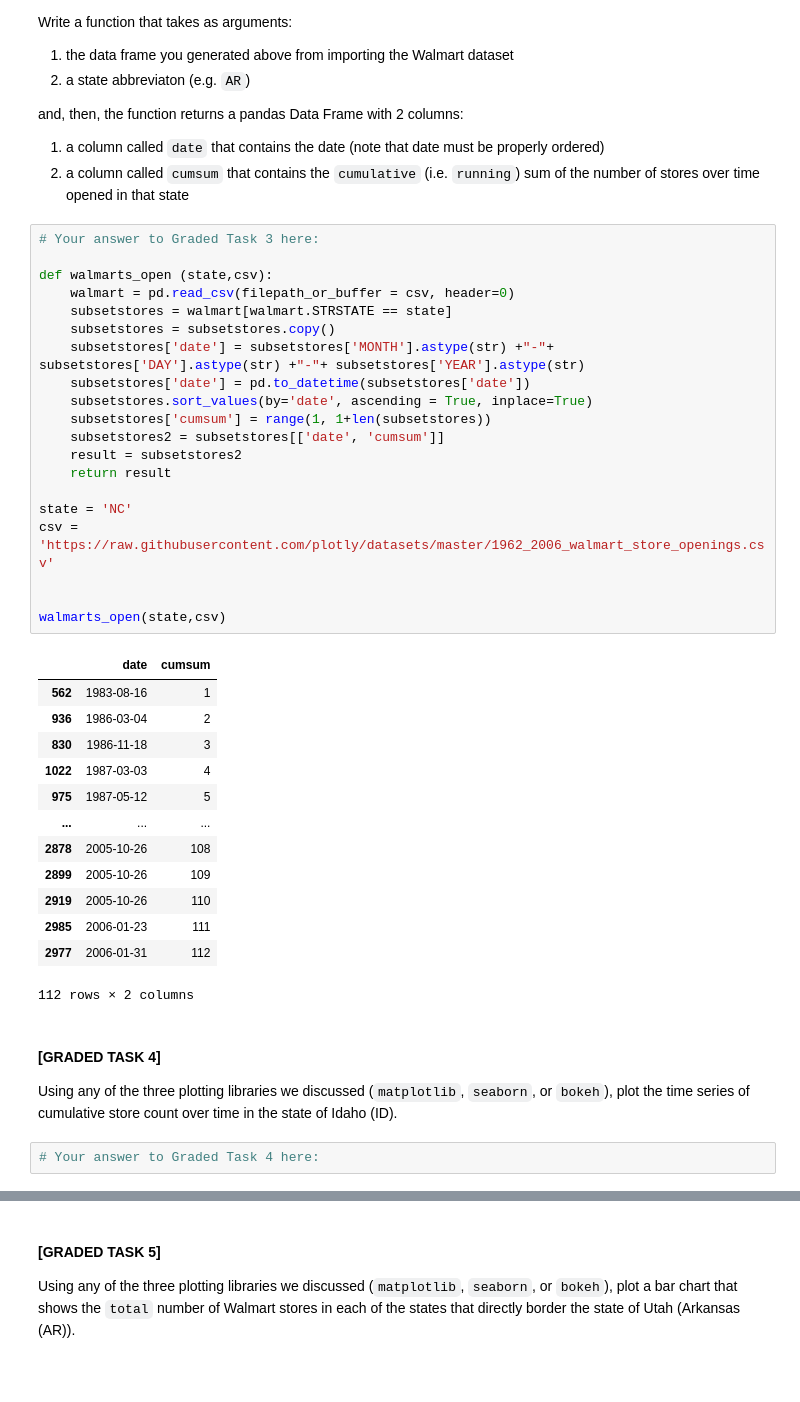
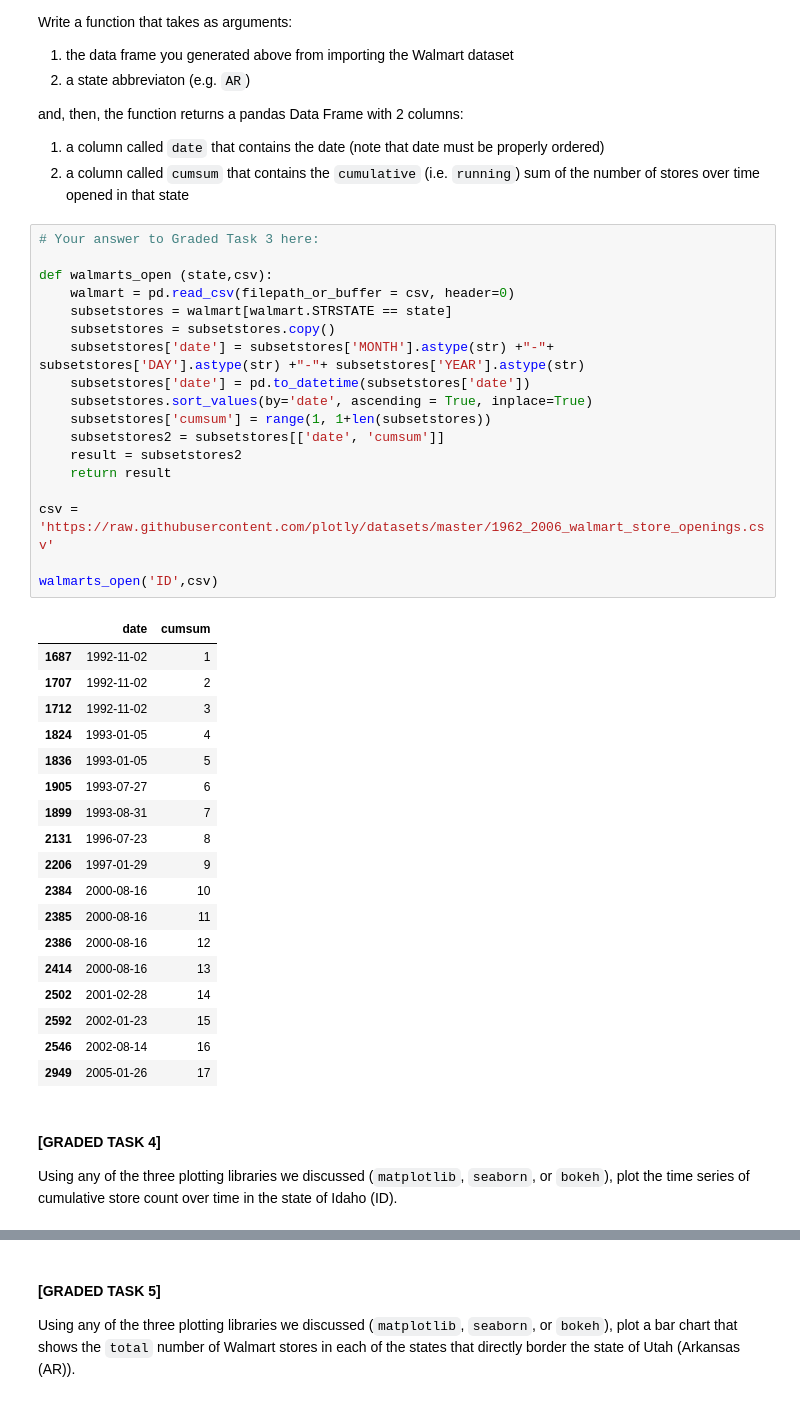
Before and after one commit to JohnDiSessa/PythonProjects, a Jupyter notebook: DiSessaJ_Visualizations.ipynb, the cells around one changed output, grey strips where cells are left out. Saved outputs shown, nothing was run; the diff lists cells and outputs as text; blank space fills up the shorter version.

```diff
--- a/DiSessaJ_Visualizations.ipynb
+++ b/DiSessaJ_Visualizations.ipynb
@@ -77,39 +81,40 @@ and, then, the function returns a pandas Data Frame with 2 columns:
 # %%
 # Your answer to Graded Task 3 here:
 
 def walmarts_open (state,csv):
     walmart = pd.read_csv(filepath_or_buffer = csv, header=0)
     subsetstores = walmart[walmart.STRSTATE == state]
     subsetstores = subsetstores.copy()
     subsetstores['date'] = subsetstores['MONTH'].astype(str) +"-"+ subsetstores['DAY'].astype(str) +"-"+ subsetstores['YEAR'].astype(str)
     subsetstores['date'] = pd.to_datetime(subsetstores['date'])
     subsetstores.sort_values(by='date', ascending = True, inplace=True)
     subsetstores['cumsum'] = range(1, 1+len(subsetstores))
     subsetstores2 = subsetstores[['date', 'cumsum']]
     result = subsetstores2
     return result
 
-state = 'NC'
 csv = 'https://raw.githubusercontent.com/plotly/datasets/master/1962_2006_walmart_store_openings.csv'
 
-
-walmarts_open(state,csv)
+walmarts_open('ID',csv)
 # %% [output]
 |  | date | cumsum |
-| 562 | 1983-08-16 | 1 |
-| 936 | 1986-03-04 | 2 |
-| 830 | 1986-11-18 | 3 |
-| 1022 | 1987-03-03 | 4 |
-| 975 | 1987-05-12 | 5 |
-| ... | ... | ... |
-| 2878 | 2005-10-26 | 108 |
-| 2899 | 2005-10-26 | 109 |
-| 2919 | 2005-10-26 | 110 |
-| 2985 | 2006-01-23 | 111 |
-| 2977 | 2006-01-31 | 112 |
+| 1687 | 1992-11-02 | 1 |
+| 1707 | 1992-11-02 | 2 |
+| 1712 | 1992-11-02 | 3 |
+| 1824 | 1993-01-05 | 4 |
+| 1836 | 1993-01-05 | 5 |
+| 1905 | 1993-07-27 | 6 |
+| 1899 | 1993-08-31 | 7 |
+| 2131 | 1996-07-23 | 8 |
+| 2206 | 1997-01-29 | 9 |
+| 2384 | 2000-08-16 | 10 |
+| 2385 | 2000-08-16 | 11 |
+| 2386 | 2000-08-16 | 12 |
+| 2414 | 2000-08-16 | 13 |
+| 2502 | 2001-02-28 | 14 |
+| 2592 | 2002-01-23 | 15 |
+| 2546 | 2002-08-14 | 16 |
+| 2949 | 2005-01-26 | 17 |
-112 rows × 2 columns
 # %% [markdown]
 #### [GRADED  TASK 4]
 Using any of the three plotting libraries we discussed (`matplotlib`, `seaborn`, or `bokeh`), plot the time series of cumulative store count over time in the state of Idaho (ID).
-# %%
-# Your answer to Graded Task 4 here:
```
Also changed, not shown: parts of 6 cells of this notebook.
